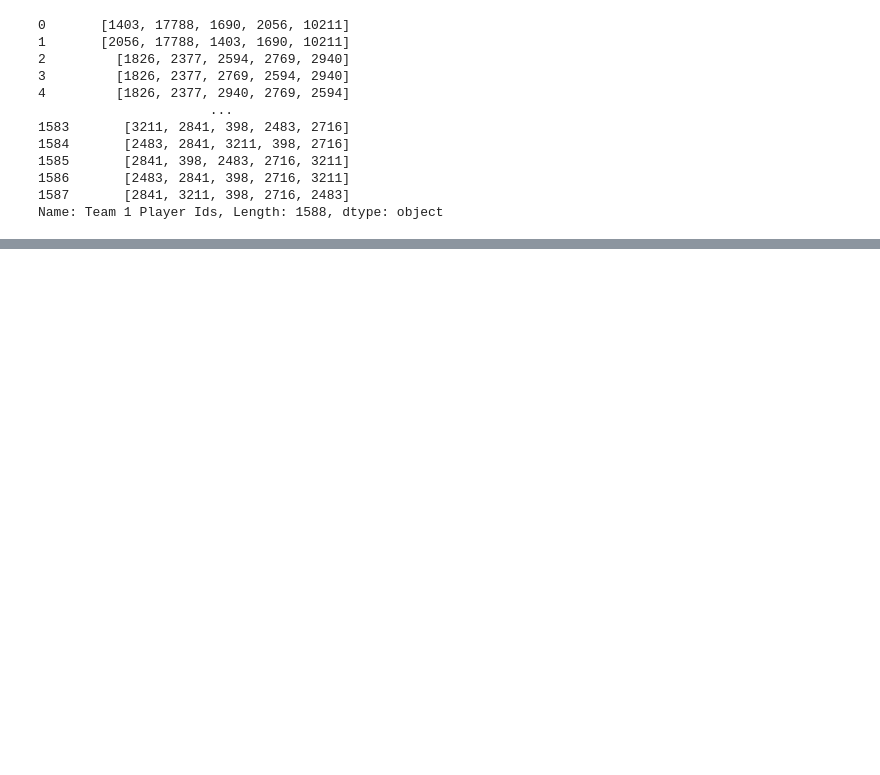
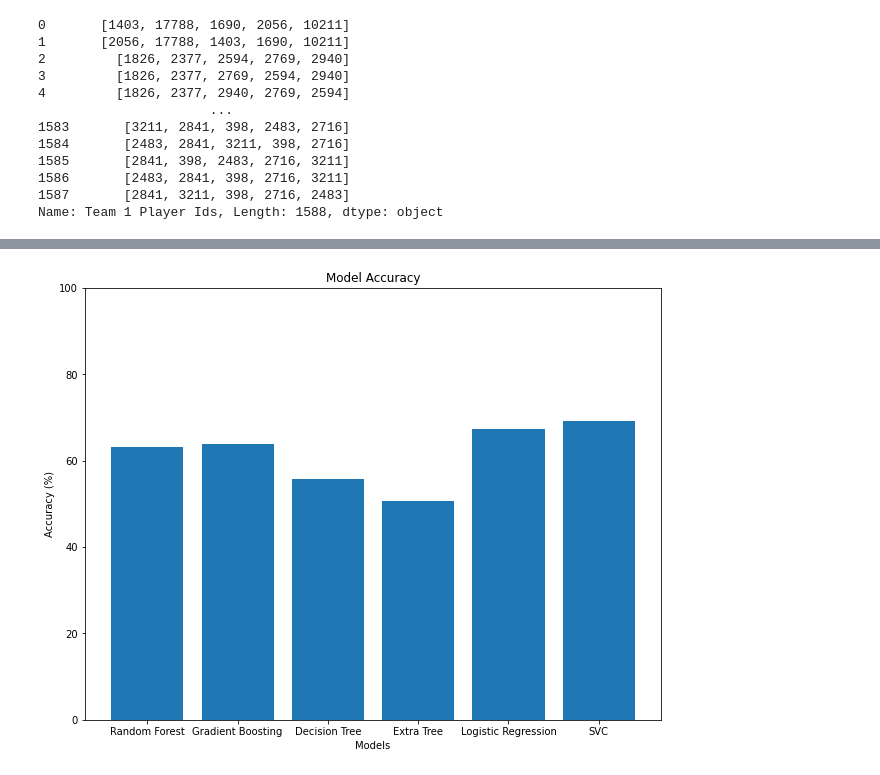
Before and after one commit to LabyrinthV/Honours-victory-prediction, a Jupyter notebook: Modelling-players.ipynb, the cells around one changed output, grey strips where cells are left out. Saved outputs shown, nothing was run; the diff lists cells and outputs as text; code cells hidden in the pictures; blank space fills up the shorter version.

```diff
--- a/Modelling-players.ipynb
+++ b/Modelling-players.ipynb
@@ -32,8 +71,19 @@ def player_id_list(results, team_number):
         player_ids = [int(i) for i in player_ids]
         list_of_player_ids.append(player_ids)
     return list_of_player_ids
+
+def agents_to_list(results, team_number):
+    list_of_agent_lists = []
+    for index, row in results.iterrows():
+        agents = row['Team ' + team_number + ' Agents'].split(',')
+        for x in range(len(agents)):
+            agents[x] = agents[x] + '_' + team_number
+        list_of_agent_lists.append(agents)
+    return list_of_agent_lists
 # %%
 val_matches['Team 1 Player Ids'] = player_id_list(val_matches, '1')
 val_matches['Team 2 Player Ids'] = player_id_list(val_matches, '2')
+val_matches['Team 1 Agents'] = agents_to_list(val_matches, '1')
+val_matches['Team 2 Agents'] = agents_to_list(val_matches, '2')
 # %%
 from pathlib import Path
@@ -218,0 +303,14 @@ print(f'The overall accuracy of SVC is {np.round(accuracy_svc*100,2)}%')
+# %%
+fig = plt.figure(figsize=(8,6))
+ax = fig.add_axes([0,0,1,1])
+models = ['Random Forest', 'Gradient Boosting', 'Decision Tree', 'Extra Tree', 'Logistic Regression', 'SVC']
+accuracies = [np.round(accuracy_rf*100,2), np.round(accuracy_gb*100,2), np.round(accuracy_dt*100,2), np.round(accuracy_et*100,2), np.round(accuracy_lr*100,2), np.round(accuracy_svc*100,2)]
+ax.bar(models,accuracies)
+# Set y-axis to be 0-100
+ax.set_ylim(0,100)
+ax.set_ylabel('Accuracy (%)')
+ax.set_title('Model Accuracy')
+ax.set_xlabel('Models')
+plt.show()
+# %% [output]
+[figure, added]
```
Also changed, not shown: parts of 8 cells of this notebook, 4 other files.
